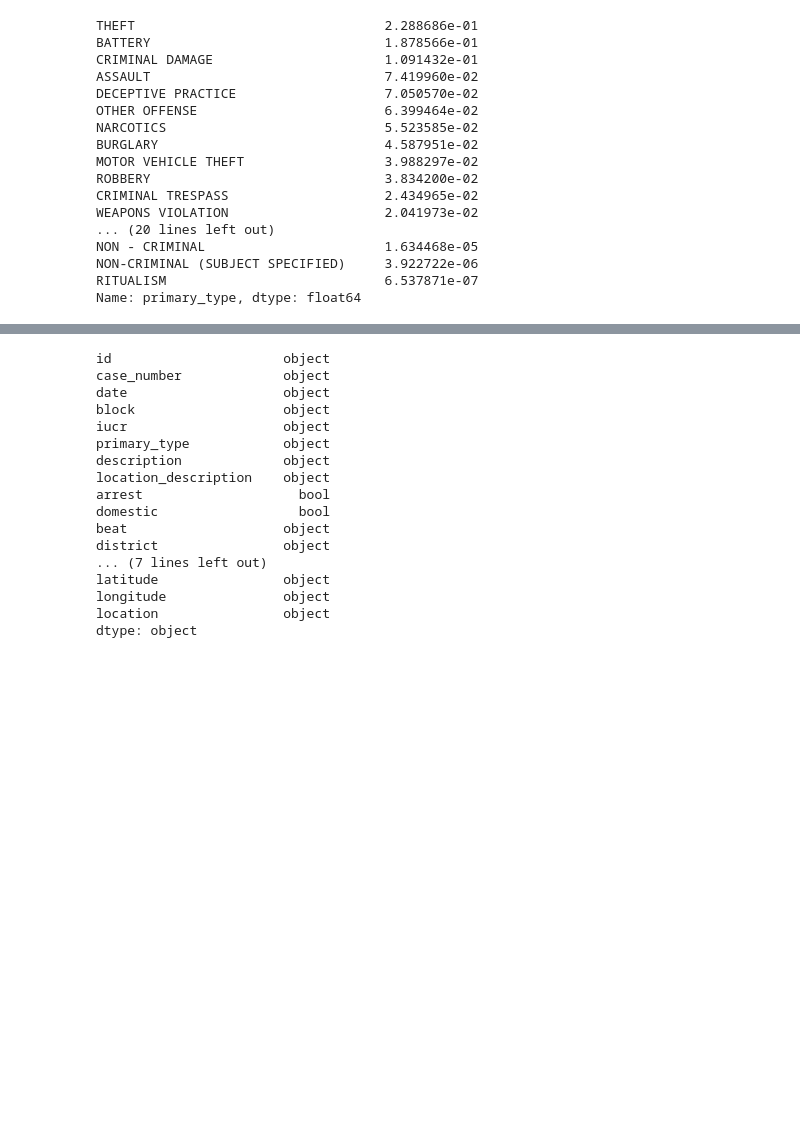
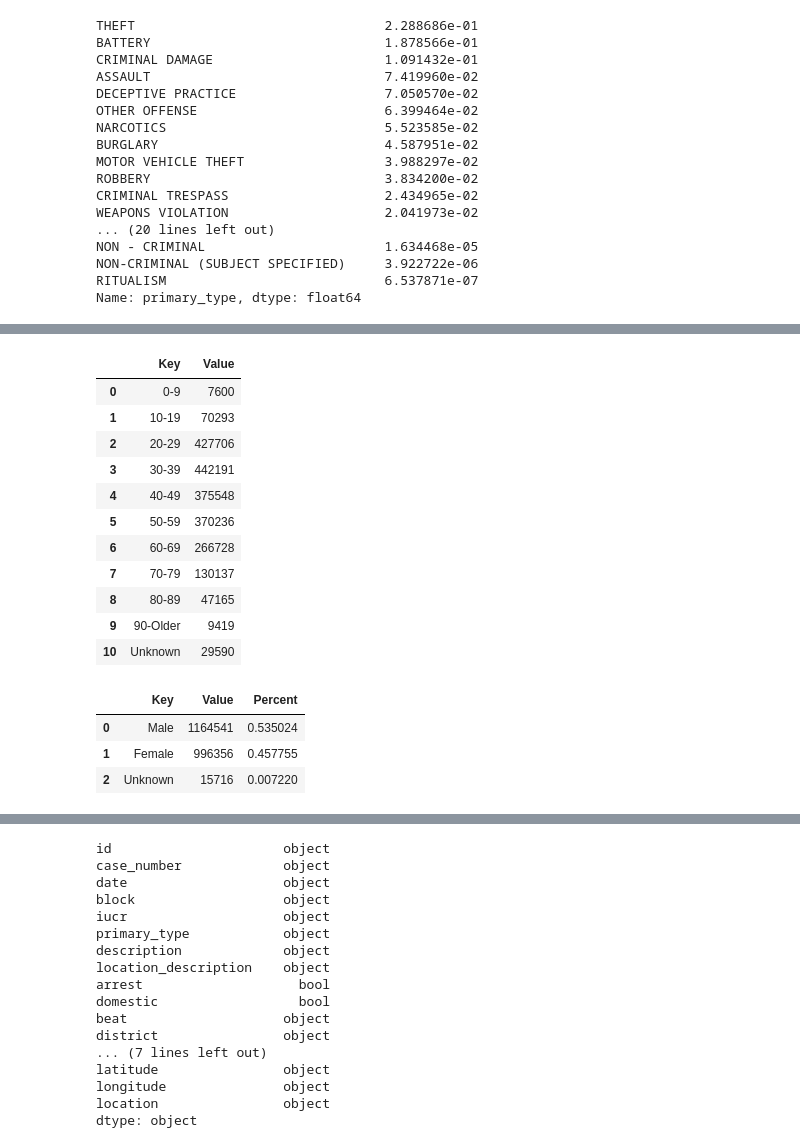
Before and after one commit to annivas/annivas.github.io, a Jupyter notebook: CMSC320 Final Project.ipynb, the cells around one changed output, grey strips where cells are left out. Cells and saved outputs as stored; diff of their text form; code cells hidden in the pictures; blank space fills up the shorter version.

```diff
--- a/CMSC320 Final Project.ipynb
+++ b/CMSC320 Final Project.ipynb
@@ -198,0 +217,24 @@ property_crimes
+# %%
+victim_age = pd.read_csv("https://annivas.github.io/files/victim-age-2015-2019.csv")
+victim_age
+# %% [output]
+|  | Key | Value |
+| 0 | 0-9 | 7600 |
+| 1 | 10-19 | 70293 |
+| 2 | 20-29 | 427706 |
+| 3 | 30-39 | 442191 |
+| 4 | 40-49 | 375548 |
+| 5 | 50-59 | 370236 |
+| 6 | 60-69 | 266728 |
+| 7 | 70-79 | 130137 |
+| 8 | 80-89 | 47165 |
+| 9 | 90-Older | 9419 |
+| 10 | Unknown | 29590 |
+# %%
+victim_sex = pd.read_csv("https://annivas.github.io/files/victim-sex-2015-2019.csv")
+victim_sex
+# %% [output]
+|  | Key | Value | Percent |
+| 0 | Male | 1164541 | 0.535024 |
+| 1 | Female | 996356 | 0.457755 |
+| 2 | Unknown | 15716 | 0.007220 |
```
Also changed, not shown: parts of 5 cells of this notebook, 2 other files.
